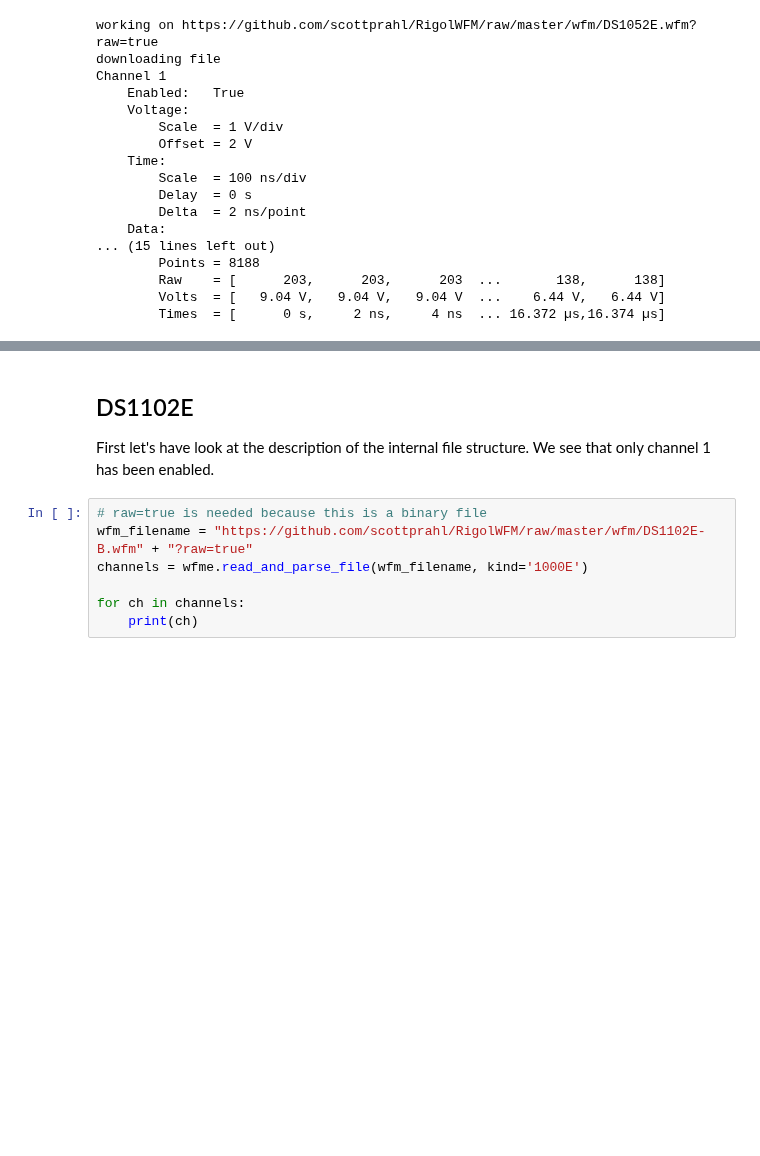
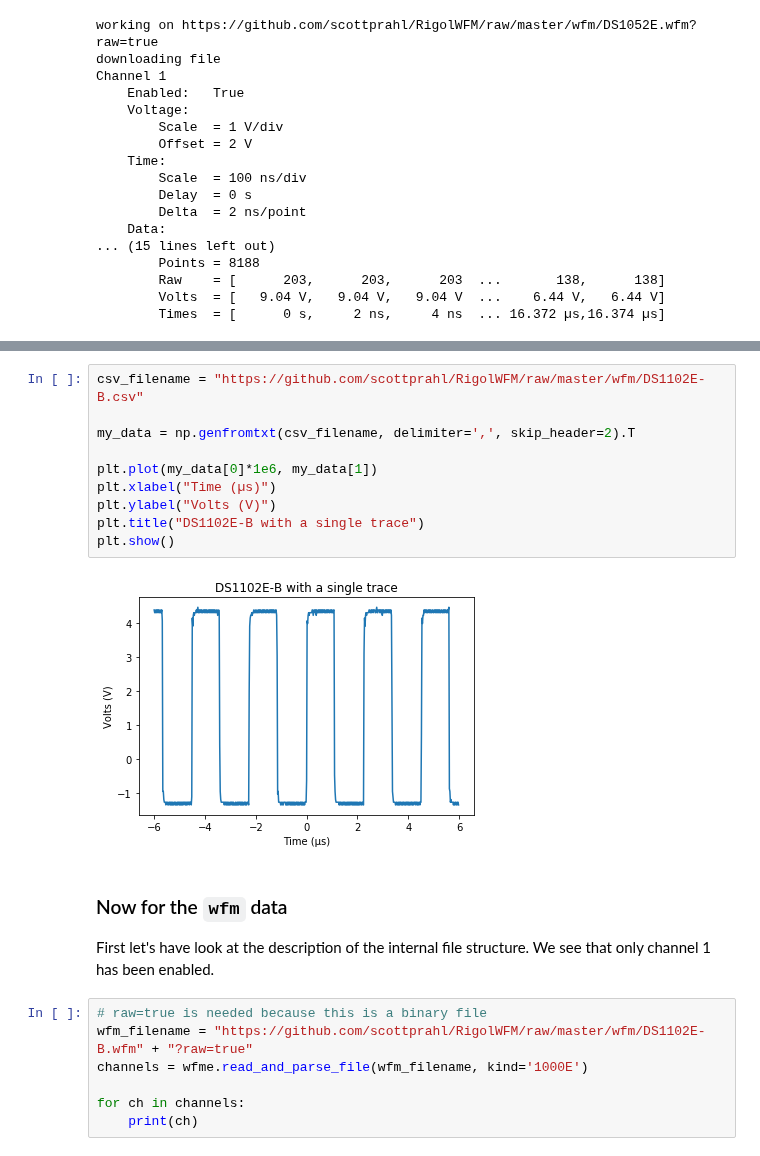
Before and after one commit to scottprahl/RigolWFM, a Jupyter notebook: doc/1-DS1000E-Waveforms.ipynb, the cells around one changed output, grey strips where cells are left out. Drawn from its saved outputs; the diff is of its cells as text; blank space fills up the shorter version.

```diff
--- a/doc/1-DS1000E-Waveforms.ipynb
+++ b/doc/1-DS1000E-Waveforms.ipynb
@@ -100,6 +110,17 @@ plt.show()
+# %%
+csv_filename = "https://github.com/scottprahl/RigolWFM/raw/master/wfm/DS1102E-B.csv"
+
+my_data = np.genfromtxt(csv_filename, delimiter=',', skip_header=2).T
+
+plt.plot(my_data[0]*1e6, my_data[1])
+plt.xlabel("Time (µs)")
+plt.ylabel("Volts (V)")
+plt.title("DS1102E-B with a single trace")
+plt.show()
+# %% [output]
+[figure, added]
 # %% [markdown]
-## DS1102E
-
+### Now for the `wfm` data
 
 First let's have look at the description of the internal file structure. We see that only channel 1 has been enabled.
 # %%
```
Also changed, not shown: parts of 15 cells of this notebook.
